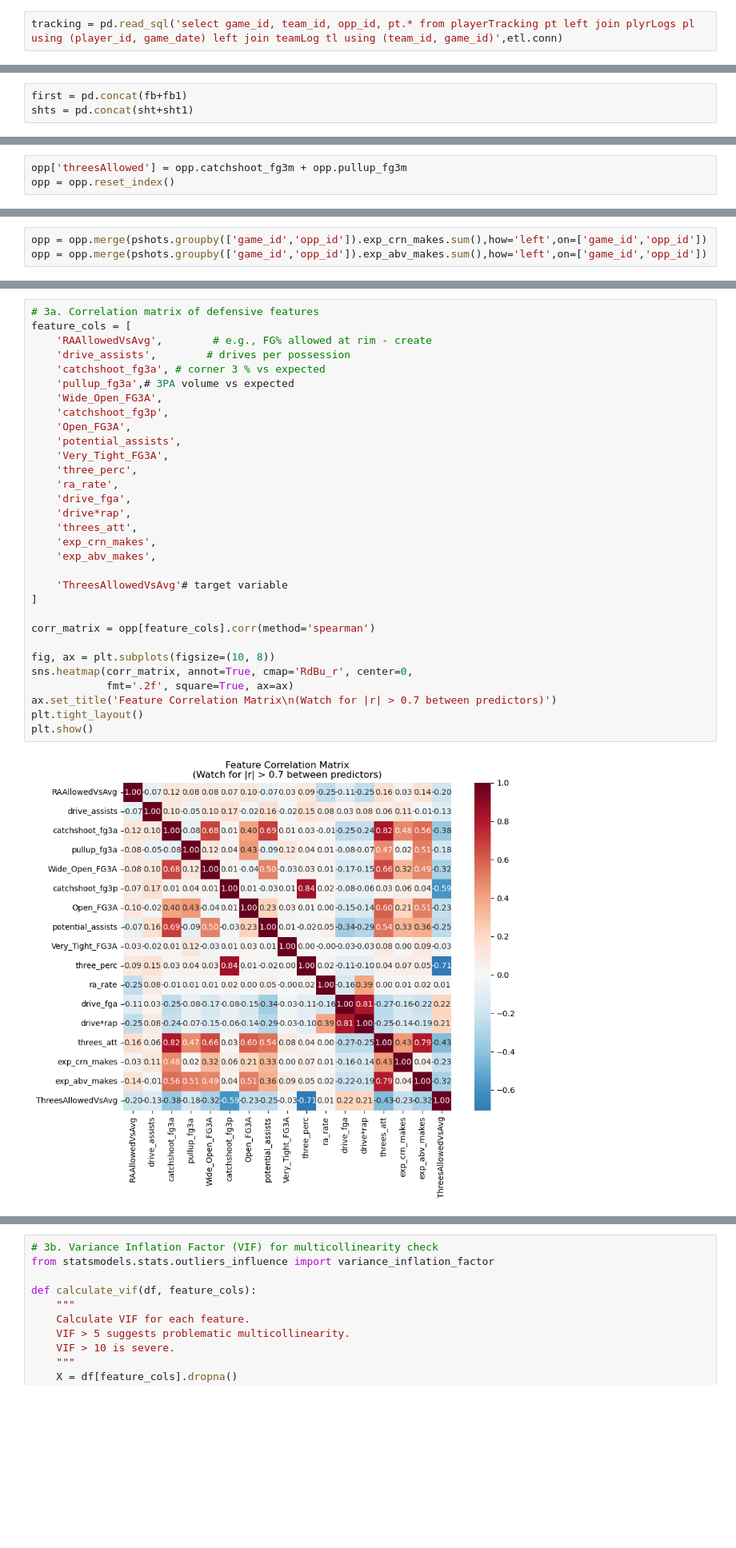
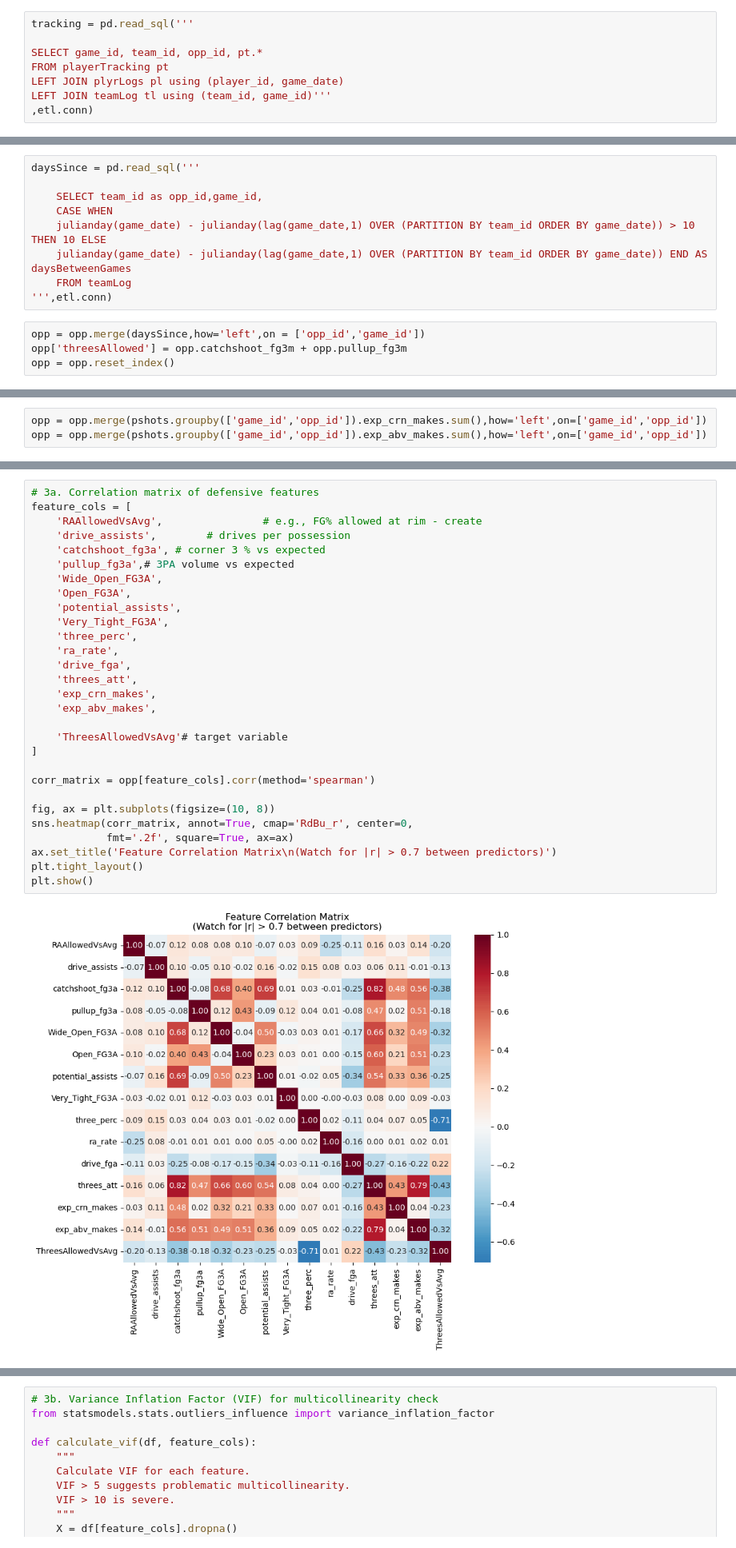
Before and after one commit to eac521/bets, a Jupyter notebook: Notebooks/shot_quality_eda.ipynb, the cells around one changed output, grey strips where cells are left out. Shown at 80% size. Saved outputs shown, nothing was run; the diff lists cells and outputs as text; blank space fills up the shorter version.

```diff
--- a/Notebooks/shot_quality_eda.ipynb
+++ b/Notebooks/shot_quality_eda.ipynb
@@ -48,7 +67,13 @@ def data_overview(df):
     null_counts = print(df.isna().sum())
     return df.filter([col for col in df.columns if col not in id_cols]).describe(percentiles=np.arange(.2,1,.2)).round(3).T
 # %%
-tracking = pd.read_sql('select game_id, team_id, opp_id, pt.* from playerTracking pt left join plyrLogs pl using (player_id, game_date) left join teamLog tl using (team_id, game_id)',etl.conn)
+tracking = pd.read_sql('''
+
+SELECT game_id, team_id, opp_id, pt.*
+FROM playerTracking pt
+LEFT JOIN plyrLogs pl using (player_id, game_date)
+LEFT JOIN teamLog tl using (team_id, game_id)'''
+,etl.conn)
 # %%
 data.derive_tables()
 # %% [output]
@@ -112,3 +85,0 @@ completed player shots at 06:54
-# %%
-first = pd.concat(fb+fb1)
-shts = pd.concat(sht+sht1)
@@ -262,7 +196,17 @@ tracking = tracking[tracking.game_id.notna()]
 # %%
 opp = tracking.groupby(['opp_id','game_date','game_id']).sum()
 opp.drop(['player_id','team_id'],axis=1,inplace=True)
+# %%
+daysSince = pd.read_sql('''
+
+    SELECT team_id as opp_id,game_id,
+    CASE WHEN
+    julianday(game_date) - julianday(lag(game_date,1) OVER (PARTITION BY team_id ORDER BY game_date)) > 10 THEN 10 ELSE
+    julianday(game_date) - julianday(lag(game_date,1) OVER (PARTITION BY team_id ORDER BY game_date)) END AS daysBetweenGames
+    FROM teamLog
+''',etl.conn)
 # %%
+opp = opp.merge(daysSince,how='left',on = ['opp_id','game_id'])
 opp['threesAllowed'] = opp.catchshoot_fg3m + opp.pullup_fg3m
 opp = opp.reset_index()
 # %%
@@ -604,33 +562,31 @@ Name: ThreesAllowedVsAvg, dtype: float64
 # %%
 # 3a. Correlation matrix of defensive features
 feature_cols = [
-    'RAAllowedVsAvg',        # e.g., FG% allowed at rim - create
+    'RAAllowedVsAvg',                # e.g., FG% allowed at rim - create
     'drive_assists',        # drives per possession
     'catchshoot_fg3a', # corner 3 % vs expected
     'pullup_fg3a',# 3PA volume vs expected
     'Wide_Open_FG3A',
-    'catchshoot_fg3p',
     'Open_FG3A',
     'potential_assists',
     'Very_Tight_FG3A',
     'three_perc',
     'ra_rate',
     'drive_fga',
-    'drive*rap',
     'threes_att',
     'exp_crn_makes',
     'exp_abv_makes',
 
     'ThreesAllowedVsAvg'# target variable
 ]
 
 corr_matrix = opp[feature_cols].corr(method='spearman')
 
 fig, ax = plt.subplots(figsize=(10, 8))
 sns.heatmap(corr_matrix, annot=True, cmap='RdBu_r', center=0,
             fmt='.2f', square=True, ax=ax)
 ax.set_title('Feature Correlation Matrix\n(Watch for |r| > 0.7 between predictors)')
 plt.tight_layout()
 plt.show()
 # %% [output]
-[figure, old version]
+[figure, new version]
```
Also changed, not shown: parts of 33 cells of this notebook, 5 other files.
